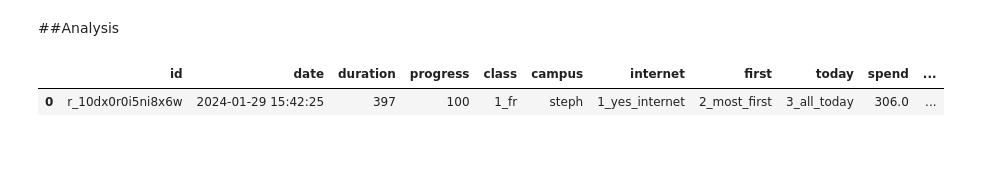
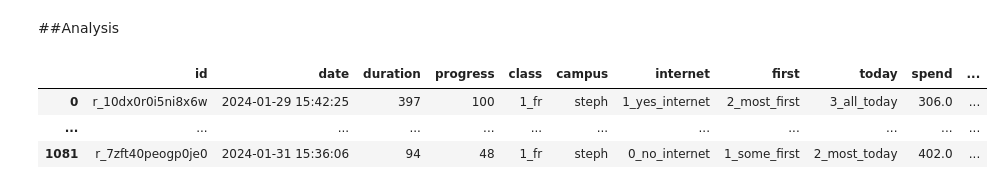
Before and after one commit to drscook/day1_materials, a Jupyter notebook: day1_materials_analysis.ipynb, the cells around one changed output. Drawn from its saved outputs; the diff is of its cells as text; code cells hidden in the pictures; blank space fills up the shorter version.

```diff
--- a/day1_materials_analysis.ipynb
+++ b/day1_materials_analysis.ipynb
@@ -26,10 +26,10 @@ warnings.simplefilter(action='ignore', category=FutureWarning)
 students = pd.read_csv('https://raw.githubusercontent.com/drscook/day1_materials/main/data/students.csv')
 courses = pd.read_csv('https://raw.githubusercontent.com/drscook/day1_materials/main/data/courses.csv')
 
-def disp(df, max_rows=100, max_cols=200, **kwargs):
+def disp(df, max_rows=None, max_cols=200, **kwargs):
     display(HTML(pd.DataFrame(df).to_html(max_rows=max_rows, max_cols=max_cols, **kwargs)))
 
-def analyze(data, vars, height=1000):
+def analyze(data, vars, height=500):
     X = data[vars].dropna()
     dt = X.dtypes.apply(pd.api.types.is_numeric_dtype)
     val = dt[dt].index.tolist()
@@ -47,8 +47,12 @@ def analyze(data, vars, height=1000):
     else:
         Z = X.groupby(grp)[val].describe()
         for v in val:
-            px.box(Y, x=v, y=grp[0], title=v, points='all', height=height,
+            px.box(Y, y=v, x=grp[0], title=v, height=height, orientation='v',
                 category_orders={g: np.unique(X[g]) for g in grp},
                 color=grp[1] if len(grp) > 1 else None).show()
+            # px.box(Y, x=v, y=grp[0], title=v, points='all', height=height,
+            #     category_orders={g: np.unique(X[g]) for g in grp},
+            #     color=grp[1] if len(grp) > 1 else None).show()
+
     return Z
 # %% [output]
@@ -56,7 +60,9 @@ time: 973 ms (started: 2024-03-08 20:39:09 +00:00)
 # %% [markdown]
 ##Analysis
 # %%
-disp(students,1)
+disp(students,2)
 # %% [output]
 |  | id | date | duration | progress | class | campus | internet | first | today | spend | ... |
 | 0 | r_10dx0r0i5ni8x6w | 2024-01-29 15:42:25 | 397 | 100 | 1_fr | steph | 1_yes_internet | 2_most_first | 3_all_today | 306.0 | ... |
+| ... | ... | ... | ... | ... | ... | ... | ... | ... | ... | ... | ... |
+| 1081 | r_7zft40peogp0je0 | 2024-01-31 15:36:06 | 94 | 48 | 1_fr | steph | 0_no_internet | 1_some_first | 2_most_today | 402.0 | ... |
```
Also changed, not shown: parts of 10 cells of this notebook.
